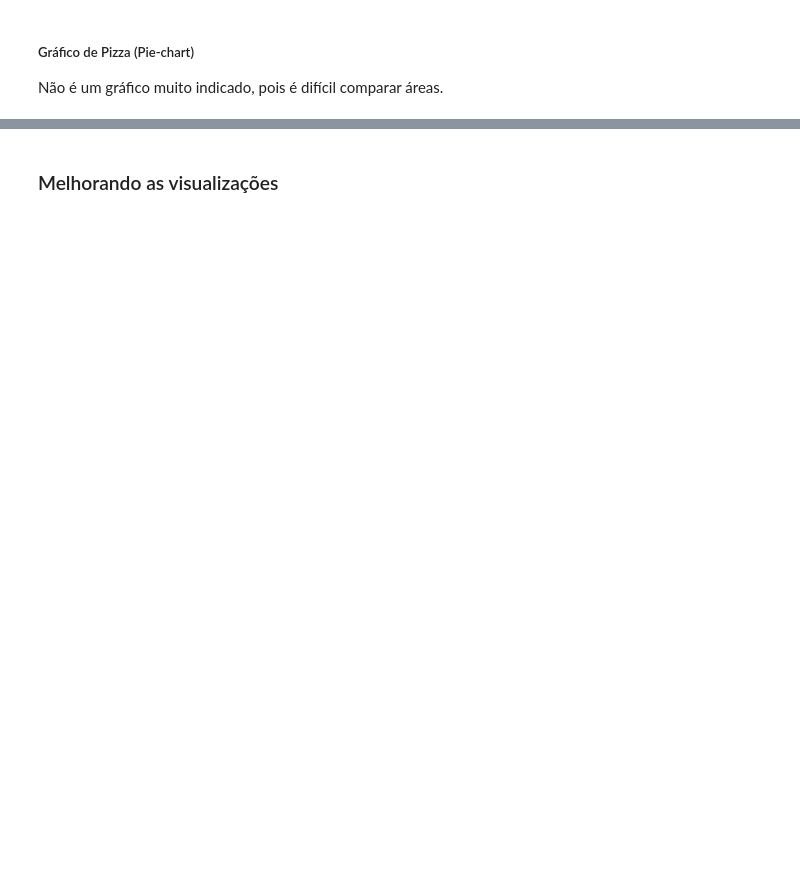
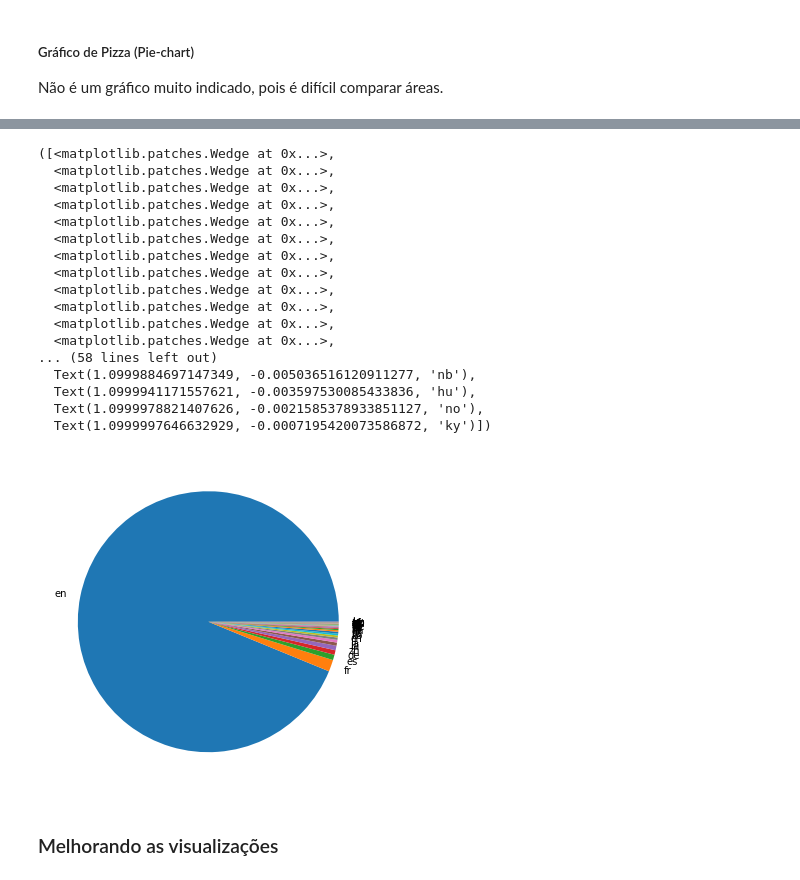
Before and after one commit to prof-samuka-IFSP/IFSP-CMP-INTL6-2020.2, a Jupyter notebook: manipulacao_de_dados/codes/manipulacao_de_dados_parte_2.ipynb, the cells around one changed output, grey strips where cells are left out. Drawn from its saved outputs; the diff is of its cells as text; code cells hidden in the pictures; blank space fills up the shorter version.

```diff
--- a/manipulacao_de_dados/codes/manipulacao_de_dados_parte_2.ipynb
+++ b/manipulacao_de_dados/codes/manipulacao_de_dados_parte_2.ipynb
@@ -67,2 +214,24 @@ Não é um gráfico muito indicado, pois é difícil comparar áreas.
+# %%
+plt.figure(figsize=(10, 6))
+plt.pie(tabela_de_frequencias['frequencia'], labels=tabela_de_frequencias['original_language'])
+# %% [output]
+([<matplotlib.patches.Wedge at 0x...>,
+  <matplotlib.patches.Wedge at 0x...>,
+  <matplotlib.patches.Wedge at 0x...>,
+  <matplotlib.patches.Wedge at 0x...>,
+  <matplotlib.patches.Wedge at 0x...>,
+  <matplotlib.patches.Wedge at 0x...>,
+  <matplotlib.patches.Wedge at 0x...>,
+  <matplotlib.patches.Wedge at 0x...>,
+  <matplotlib.patches.Wedge at 0x...>,
+  <matplotlib.patches.Wedge at 0x...>,
+  <matplotlib.patches.Wedge at 0x...>,
+  <matplotlib.patches.Wedge at 0x...>,
+... (58 lines left out)
+  Text(1.0999884697147349, -0.005036516120911277, 'nb'),
+  Text(1.0999941171557621, -0.003597530085433836, 'hu'),
+  Text(1.0999978821407626, -0.0021585378933851127, 'no'),
+  Text(1.0999997646632929, -0.0007195420073586872, 'ky')])
+[figure, added]
 # %% [markdown]
 ### Melhorando as visualizações
```
Also changed, not shown: parts of 28 cells of this notebook, 4 other files.
